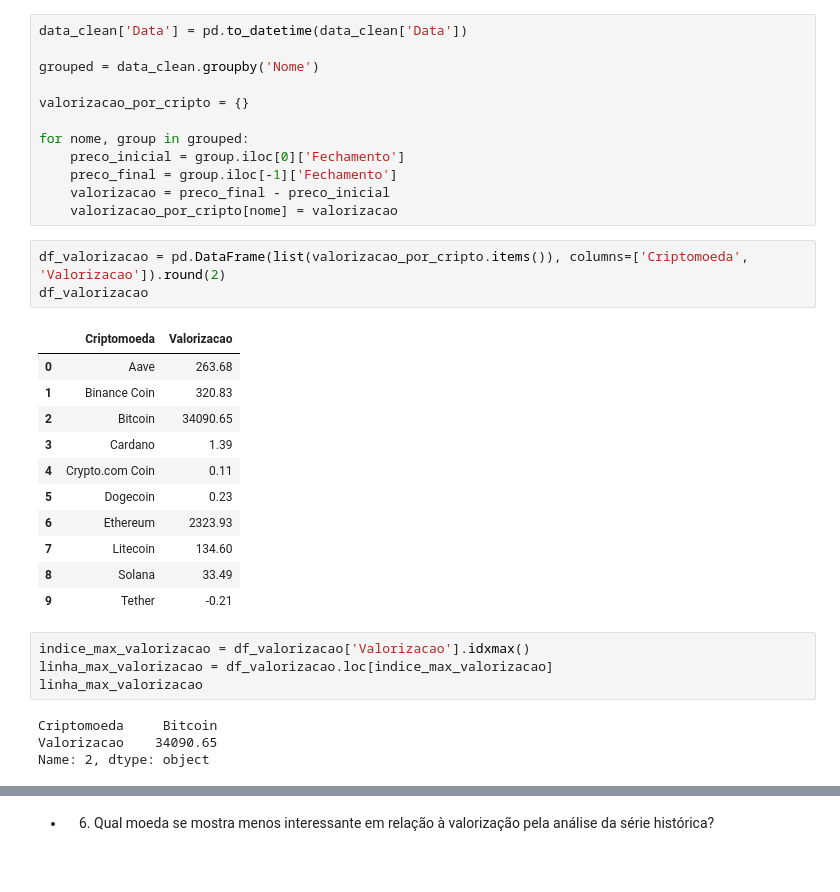
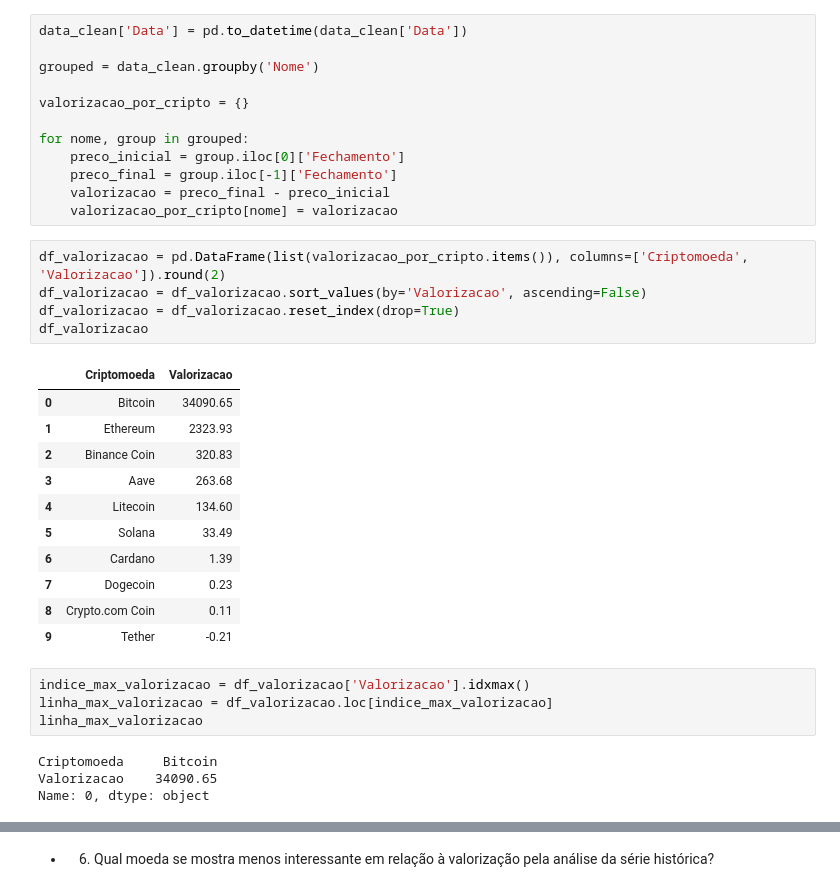
Before and after one commit to gideoni-santos/HermesCrypto, a Jupyter notebook: relatorio.ipynb, the cells around one changed output, grey strips where cells are left out. Cells and saved outputs as stored; diff of their text form.

```diff
--- a/relatorio.ipynb
+++ b/relatorio.ipynb
@@ -508,18 +508,20 @@ for nome, group in grouped:
 	valorizacao_por_cripto[nome] = valorizacao
 # %%
 df_valorizacao = pd.DataFrame(list(valorizacao_por_cripto.items()), columns=['Criptomoeda', 'Valorizacao']).round(2)
+df_valorizacao = df_valorizacao.sort_values(by='Valorizacao', ascending=False)
+df_valorizacao = df_valorizacao.reset_index(drop=True)
 df_valorizacao
 # %% [output]
 |  | Criptomoeda | Valorizacao |
-| 0 | Aave | 263.68 |
-| 1 | Binance Coin | 320.83 |
-| 2 | Bitcoin | 34090.65 |
-| 3 | Cardano | 1.39 |
-| 4 | Crypto.com Coin | 0.11 |
-| 5 | Dogecoin | 0.23 |
-| 6 | Ethereum | 2323.93 |
-| 7 | Litecoin | 134.60 |
-| 8 | Solana | 33.49 |
+| 0 | Bitcoin | 34090.65 |
+| 1 | Ethereum | 2323.93 |
+| 2 | Binance Coin | 320.83 |
+| 3 | Aave | 263.68 |
+| 4 | Litecoin | 134.60 |
+| 5 | Solana | 33.49 |
+| 6 | Cardano | 1.39 |
+| 7 | Dogecoin | 0.23 |
+| 8 | Crypto.com Coin | 0.11 |
 | 9 | Tether | -0.21 |
 # %%
 indice_max_valorizacao = df_valorizacao['Valorizacao'].idxmax()
@@ -528,4 +530,4 @@ linha_max_valorizacao
 # %% [output]
 Criptomoeda     Bitcoin
 Valorizacao    34090.65
-Name: 2, dtype: object
+Name: 0, dtype: object
```
Also changed, not shown: parts of 9 cells of this notebook.
